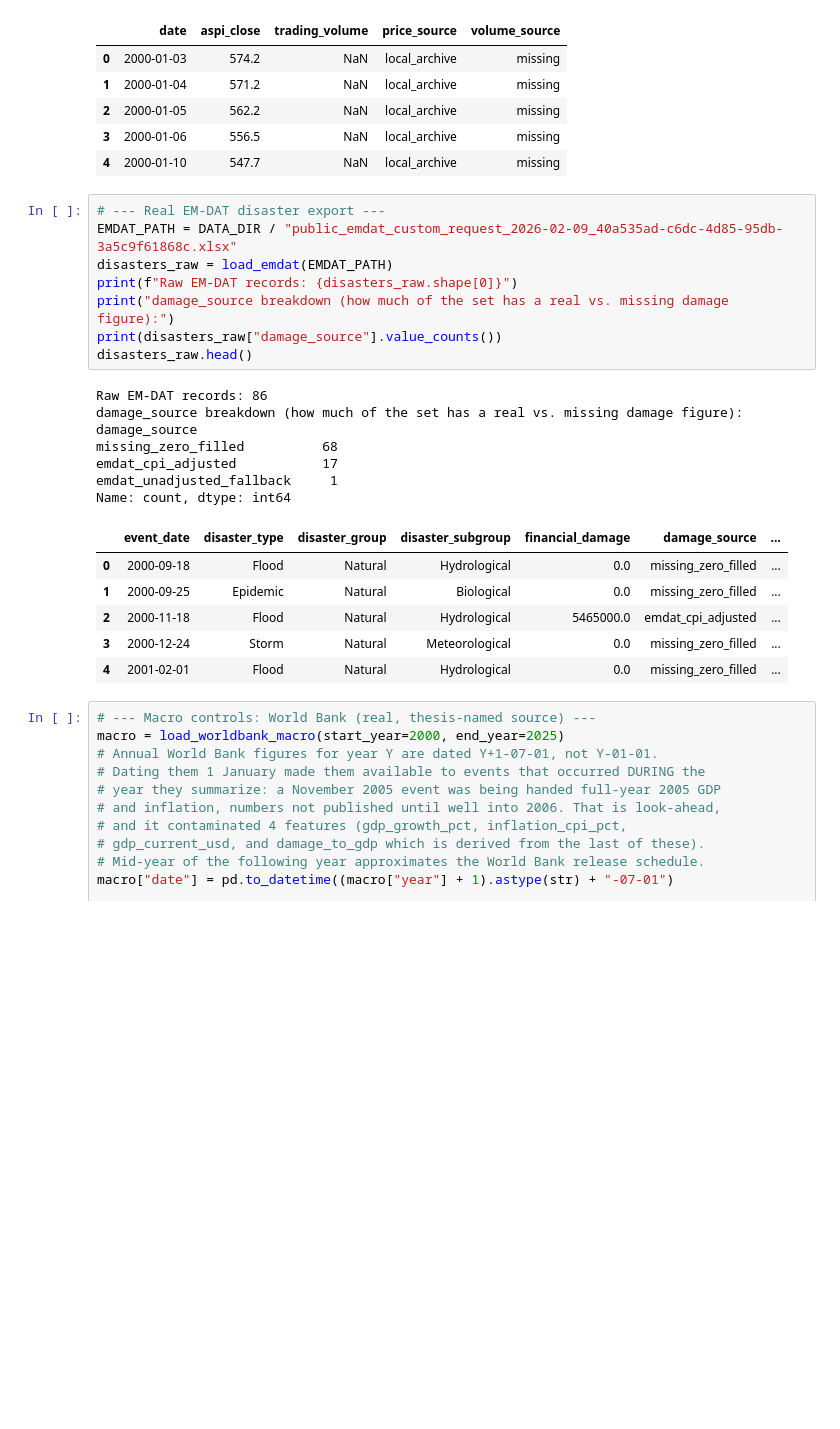
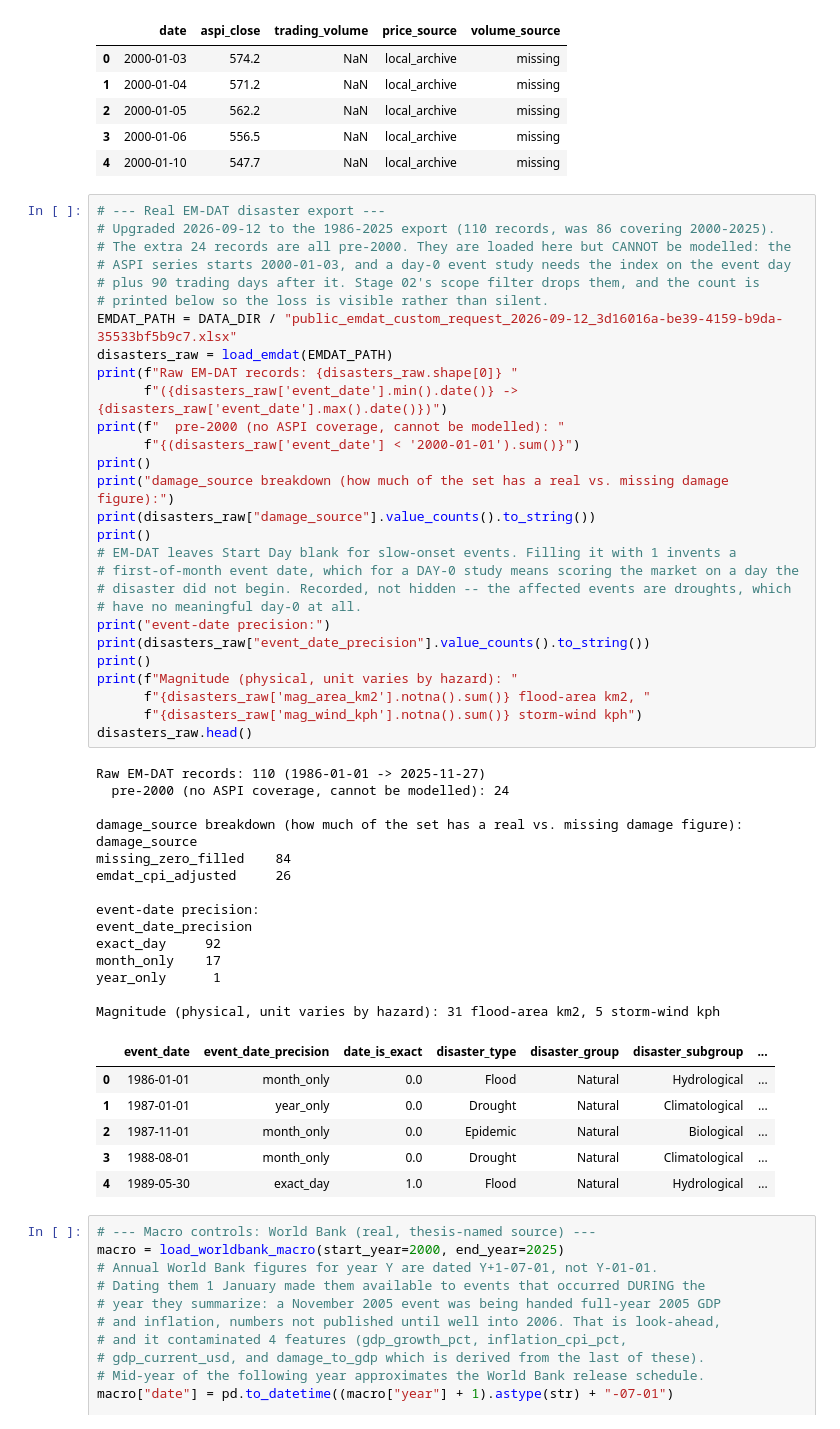
Before and after one commit to Hashan-Samarakkody/CSE-disaster-impact-predictor, a Jupyter notebook: disaster_finance_predictor/notebooks/01_data_acquisition.ipynb, the cells around one changed output. Cells and saved outputs as stored; diff of their text form; blank space fills up the shorter version.

Commit message:
incorperate more data

```diff
--- a/disaster_finance_predictor/notebooks/01_data_acquisition.ipynb
+++ b/disaster_finance_predictor/notebooks/01_data_acquisition.ipynb
@@ -144,26 +144,54 @@ Market series: 5597 trading days, 2000-01-03 -> 2023-06-28
 | 4 | 2000-01-10 | 547.7 | NaN | local_archive | missing |
 # %%
 # --- Real EM-DAT disaster export ---
-EMDAT_PATH = DATA_DIR / "public_emdat_custom_request_2026-02-09_40a535ad-c6dc-4d85-95db-3a5c9f61868c.xlsx"
+# Upgraded 2026-09-12 to the 1986-2025 export (110 records, was 86 covering 2000-2025).
+# The extra 24 records are all pre-2000. They are loaded here but CANNOT be modelled: the
+# ASPI series starts 2000-01-03, and a day-0 event study needs the index on the event day
+# plus 90 trading days after it. Stage 02's scope filter drops them, and the count is
+# printed below so the loss is visible rather than silent.
+EMDAT_PATH = DATA_DIR / "public_emdat_custom_request_2026-09-12_3d16016a-be39-4159-b9da-35533bf5b9c7.xlsx"
 disasters_raw = load_emdat(EMDAT_PATH)
-print(f"Raw EM-DAT records: {disasters_raw.shape[0]}")
+print(f"Raw EM-DAT records: {disasters_raw.shape[0]} "
+      f"({disasters_raw['event_date'].min().date()} -> {disasters_raw['event_date'].max().date()})")
+print(f"  pre-2000 (no ASPI coverage, cannot be modelled): "
+      f"{(disasters_raw['event_date'] < '2000-01-01').sum()}")
+print()
 print("damage_source breakdown (how much of the set has a real vs. missing damage figure):")
-print(disasters_raw["damage_source"].value_counts())
+print(disasters_raw["damage_source"].value_counts().to_string())
+print()
+# EM-DAT leaves Start Day blank for slow-onset events. Filling it with 1 invents a
+# first-of-month event date, which for a DAY-0 study means scoring the market on a day the
+# disaster did not begin. Recorded, not hidden -- the affected events are droughts, which
+# have no meaningful day-0 at all.
+print("event-date precision:")
+print(disasters_raw["event_date_precision"].value_counts().to_string())
+print()
+print(f"Magnitude (physical, unit varies by hazard): "
+      f"{disasters_raw['mag_area_km2'].notna().sum()} flood-area km2, "
+      f"{disasters_raw['mag_wind_kph'].notna().sum()} storm-wind kph")
 disasters_raw.head()
 # %% [output]
-Raw EM-DAT records: 86
+Raw EM-DAT records: 110 (1986-01-01 -> 2025-11-27)
+  pre-2000 (no ASPI coverage, cannot be modelled): 24
+
 damage_source breakdown (how much of the set has a real vs. missing damage figure):
 damage_source
-missing_zero_filled          68
-emdat_cpi_adjusted           17
-emdat_unadjusted_fallback     1
-Name: count, dtype: int64
+missing_zero_filled    84
+emdat_cpi_adjusted     26
+
+event-date precision:
+event_date_precision
+exact_day     92
+month_only    17
+year_only      1
+
+Magnitude (physical, unit varies by hazard): 31 flood-area km2, 5 storm-wind kph
-|  | event_date | disaster_type | disaster_group | disaster_subgroup | financial_damage | damage_source | ... |
-| 0 | 2000-09-18 | Flood | Natural | Hydrological | 0.0 | missing_zero_filled | ... |
-| 1 | 2000-09-25 | Epidemic | Natural | Biological | 0.0 | missing_zero_filled | ... |
-| 2 | 2000-11-18 | Flood | Natural | Hydrological | 5465000.0 | emdat_cpi_adjusted | ... |
-| 3 | 2000-12-24 | Storm | Natural | Meteorological | 0.0 | missing_zero_filled | ... |
-| 4 | 2001-02-01 | Flood | Natural | Hydrological | 0.0 | missing_zero_filled | ... |
+|  | event_date | event_date_precision | date_is_exact | disaster_type | disaster_group | disaster_subgroup | ... |
+| 0 | 1986-01-01 | month_only | 0.0 | Flood | Natural | Hydrological | ... |
+| 1 | 1987-01-01 | year_only | 0.0 | Drought | Natural | Climatological | ... |
+| 2 | 1987-11-01 | month_only | 0.0 | Epidemic | Natural | Biological | ... |
+| 3 | 1988-08-01 | month_only | 0.0 | Drought | Natural | Climatological | ... |
+| 4 | 1989-05-30 | exact_day | 1.0 | Flood | Natural | Hydrological | ... |
 # %%
 # --- Macro controls: World Bank (real, thesis-named source) ---
 macro = load_worldbank_macro(start_year=2000, end_year=2025)
```
Also changed, not shown: parts of 3 cells of this notebook, 33 other files.
